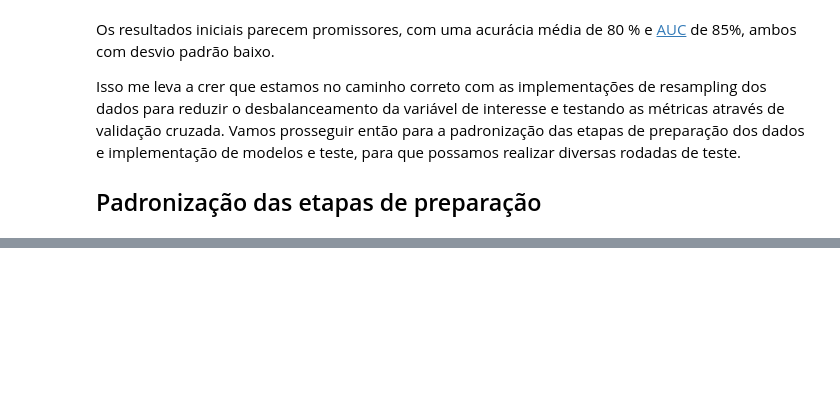
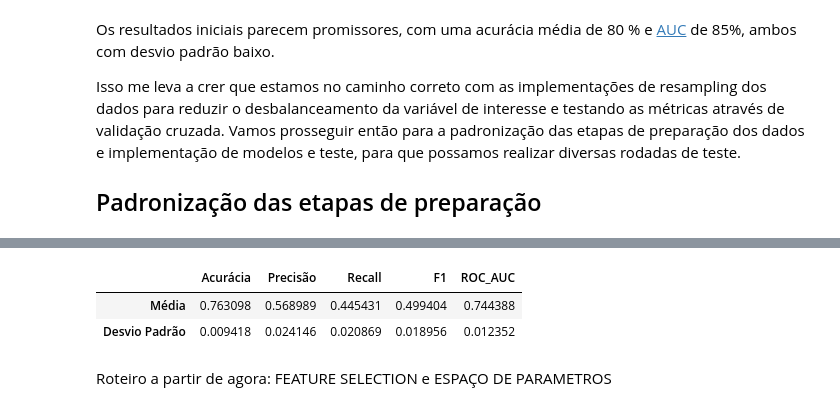
Before and after one commit to RPGraciotti/Novexus_alura_challenge, a Jupyter notebook: notebook_projeto.ipynb, the cells around one changed output, grey strips where cells are left out. Saved outputs shown, nothing was run; the diff lists cells and outputs as text; code cells hidden in the pictures; blank space fills up the shorter version.

```diff
--- a/notebook_projeto.ipynb
+++ b/notebook_projeto.ipynb
@@ -1050,0 +1126,11 @@ Isso me leva a crer que estamos no caminho correto com as implementações de re
+# %%
+m4 = KNeighborsClassifier()
+m4.fit(X_resampled, y_resampled)
+
+model_eval(x = X_or, y = y_or, model = m4, cv = cv)
+# %% [output]
+|  | Acurácia | Precisão | Recall | F1 | ROC_AUC |
+| Média | 0.763098 | 0.568989 | 0.445431 | 0.499404 | 0.744388 |
+| Desvio Padrão | 0.009418 | 0.024146 | 0.020869 | 0.018956 | 0.012352 |
+# %% [markdown]
+Roteiro a partir de agora: FEATURE SELECTION e ESPAÇO DE PARAMETROS
```
Also changed, not shown: parts of 19 cells of this notebook.
